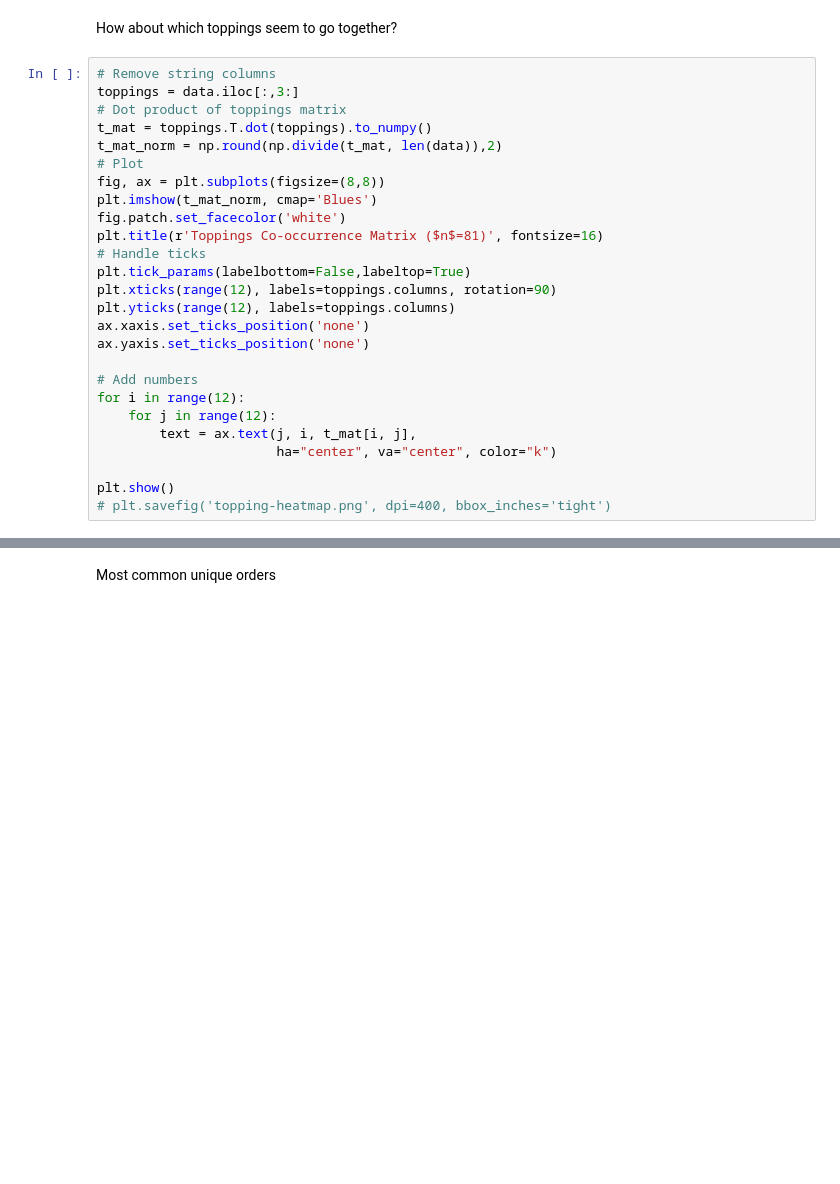
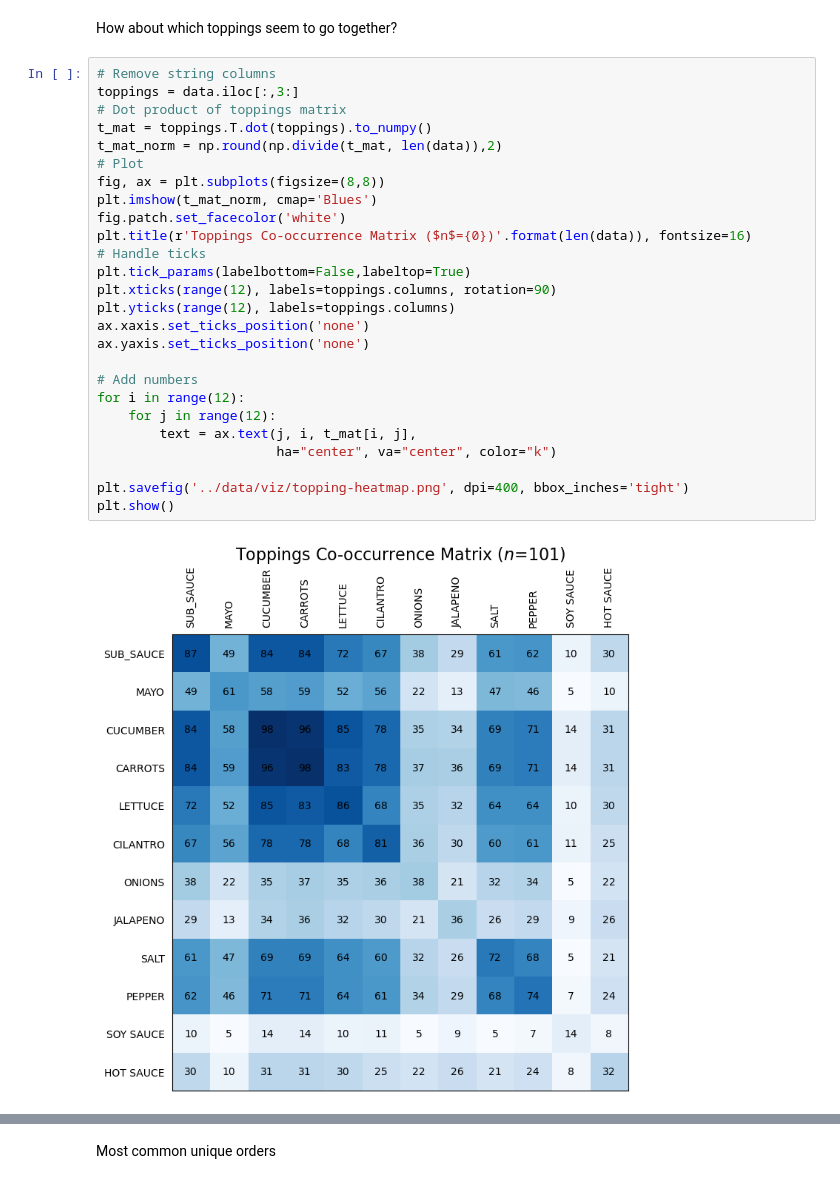
Before and after one commit to cybera/bake-chef, a Jupyter notebook: notebooks/eda.ipynb, the cells around one changed output, grey strips where cells are left out. Saved outputs shown, nothing was run; the diff lists cells and outputs as text; blank space fills up the shorter version.

Commit message:
Upload new data

```diff
--- a/notebooks/eda.ipynb
+++ b/notebooks/eda.ipynb
@@ -15,28 +22,30 @@ How about which toppings seem to go together?
 # %%
 # Remove string columns
 toppings = data.iloc[:,3:]
 # Dot product of toppings matrix
 t_mat = toppings.T.dot(toppings).to_numpy()
 t_mat_norm = np.round(np.divide(t_mat, len(data)),2)
 # Plot
 fig, ax = plt.subplots(figsize=(8,8))
 plt.imshow(t_mat_norm, cmap='Blues')
 fig.patch.set_facecolor('white')
-plt.title(r'Toppings Co-occurrence Matrix ($n$=81)', fontsize=16)
+plt.title(r'Toppings Co-occurrence Matrix ($n$={0})'.format(len(data)), fontsize=16)
 # Handle ticks
 plt.tick_params(labelbottom=False,labeltop=True)
 plt.xticks(range(12), labels=toppings.columns, rotation=90)
 plt.yticks(range(12), labels=toppings.columns)
 ax.xaxis.set_ticks_position('none')
 ax.yaxis.set_ticks_position('none')
 
 # Add numbers
 for i in range(12):
     for j in range(12):
         text = ax.text(j, i, t_mat[i, j],
                        ha="center", va="center", color="k")
 
+plt.savefig('../data/viz/topping-heatmap.png', dpi=400, bbox_inches='tight')
 plt.show()
-# plt.savefig('topping-heatmap.png', dpi=400, bbox_inches='tight')
+# %% [output]
+[figure, added]
 # %%
 data['NAME'].value_counts()
```
Also changed, not shown: parts of 3 cells of this notebook, 3 other files.
